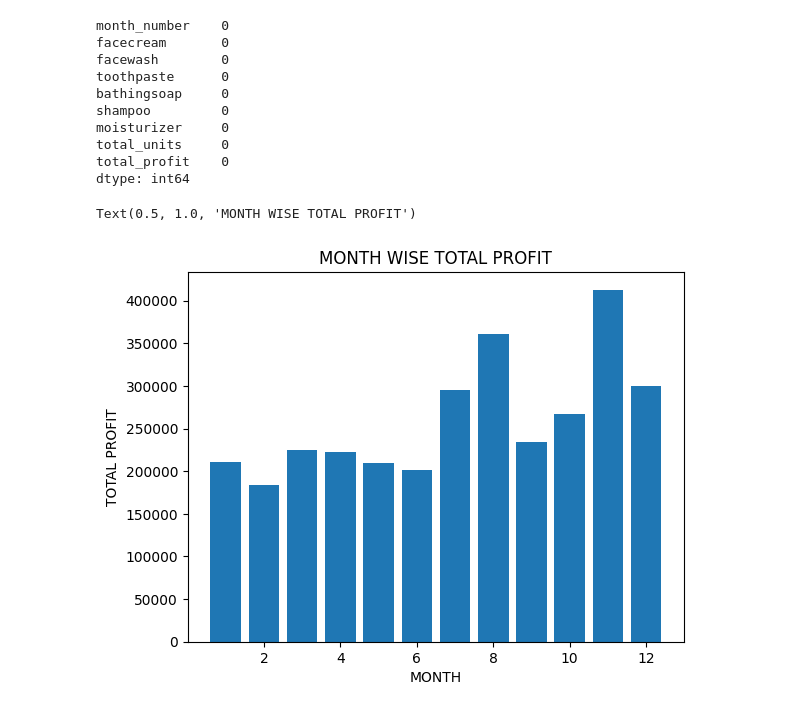
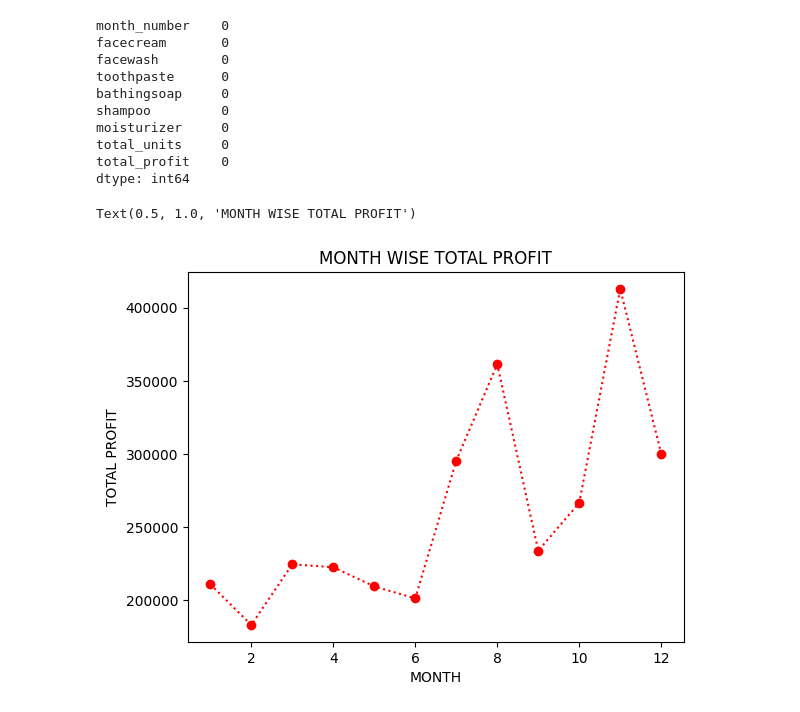
Before and after one commit to abinanand/Pandas_works, a Jupyter notebook: company_sales/process_company_sales.ipynb, the cells around one changed output. Cells and saved outputs as stored; diff of their text form; code cells hidden in the pictures.

```diff
--- a/company_sales/process_company_sales.ipynb
+++ b/company_sales/process_company_sales.ipynb
@@ -24,11 +24,11 @@ dtype: int64
 # %%
 #Total profit of all month
 
 total_profit_month = df.groupby("month_number")["total_profit"].sum()
-plt.bar(total_profit_month.index,total_profit_month.values)
+plt.plot(total_profit_month,marker = "o",color ="red",linestyle = "dotted")
 plt.xlabel("MONTH")
 plt.ylabel("TOTAL PROFIT")
 plt.title("MONTH WISE TOTAL PROFIT")
 # %% [output]
 Text(0.5, 1.0, 'MONTH WISE TOTAL PROFIT')
-[figure, old version]
+[figure, new version]
```
Also changed, not shown: parts of 12 cells of this notebook.
